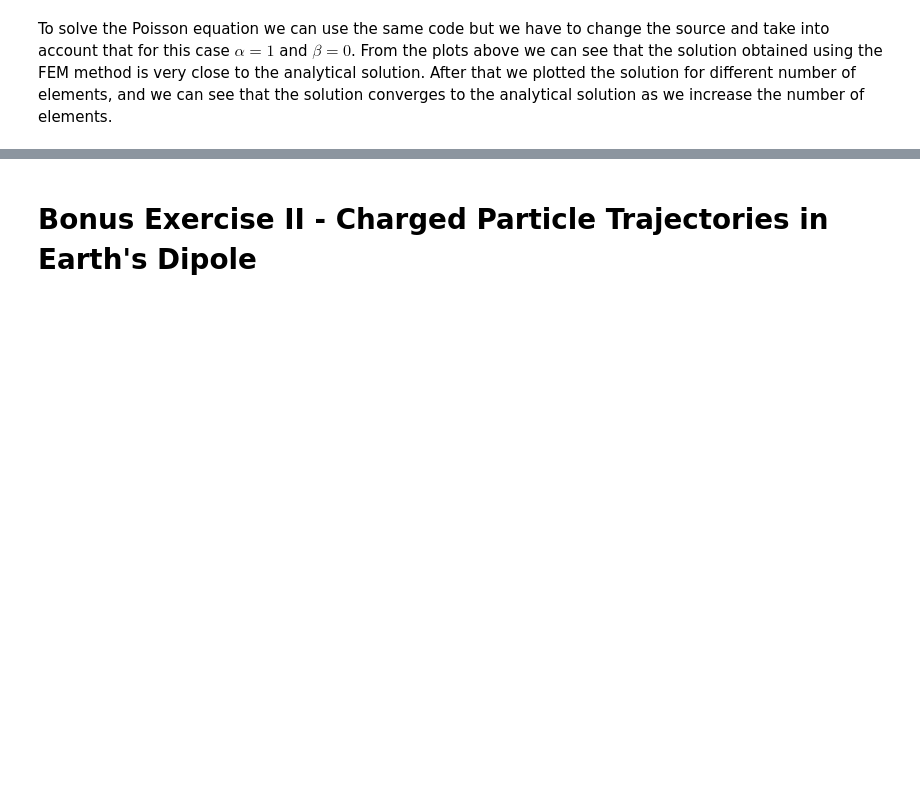
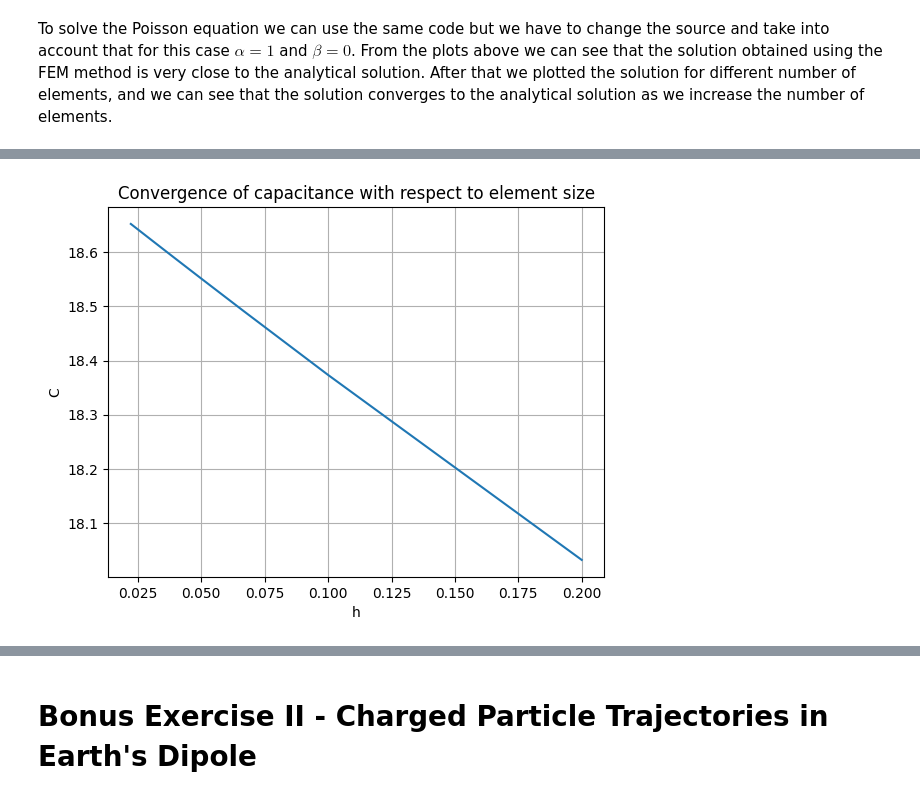
Before and after one commit to joaopedrobiu6/CompElectroMag, a Jupyter notebook: pro3/Assignment3.ipynb, the cells around one changed output, grey strips where cells are left out. Cells and saved outputs as stored; diff of their text form; code cells hidden in the pictures; blank space fills up the shorter version.

```diff
--- a/pro3/Assignment3.ipynb
+++ b/pro3/Assignment3.ipynb
@@ -382,0 +388,32 @@ After that we plotted the solution for different number of elements, and we can
+# %%
+def MoM2D(xs, ys, xe, ye, V):
+    # Observation points
+    xobs = 0.5 * (xs + xe)
+    yobs = 0.5 * (ys + ye)
+
+    # Length of elements
+    h = np.sqrt((xe - xs)**2 + (ye - ys)**2)
+
+    # Initialize A matrix
+    num_elements = len(xs)
+    A = np.zeros((num_elements, num_elements))
+
+    # Loop over elements
+    for k in range(num_elements):
+        s = ((xobs - xs[k]) * (xe[k] - xs[k]) + (yobs - ys[k]) * (ye[k] - ys[k])) / h[k]**2
+        d = np.sqrt((xobs - xs[k])**2 + (yobs - ys[k])**2 - s**2 * h[k]**2 + 1e-10)
+        xis = -s * h[k]
+        xie = (1 - s) * h[k]
+
+        temp = (0.5 * xie * np.log(xie**2 + d**2) - xie + d * np.arctan(xie / d)
+                - (0.5 * xis * np.log(xis**2 + d**2)- xis+ d * np.arctan(xis / d)))
+
+        A[:, k] = -temp / (2 * np.pi * 8.854187)
+
+    # Solve for charge density
+    sigma = np.linalg.solve(A, V)
+
+    # Calculate total charge on each element
+    charge = h * sigma
+
+    return charge, sigma
@@ -382,0 +469,15 @@ After that we plotted the solution for different number of elements, and we can
+# %%
+n = np.arange(10, 100, 10)
+C = np.zeros(len(n))
+for i in range(len(n)):
+    C[i] = Compute_C(n[i])
+nh = n // 2
+h = 1 / nh
+plt.plot(h, C)
+plt.xlabel("h")
+plt.ylabel("C")
+plt.title("Convergence of capacitance with respect to element size")
+plt.grid()
+plt.show()
+# %% [output]
+[figure, added]
```
Also changed, not shown: parts of 11 cells of this notebook, 1 other file.
